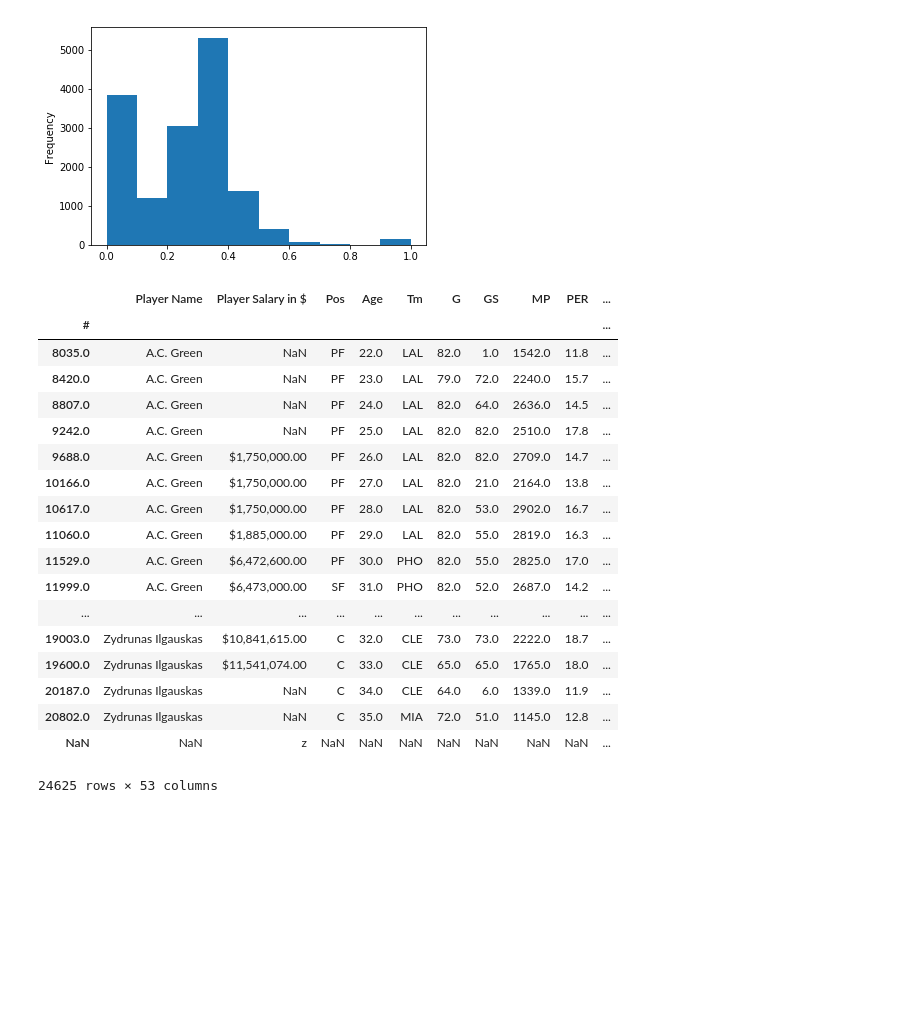
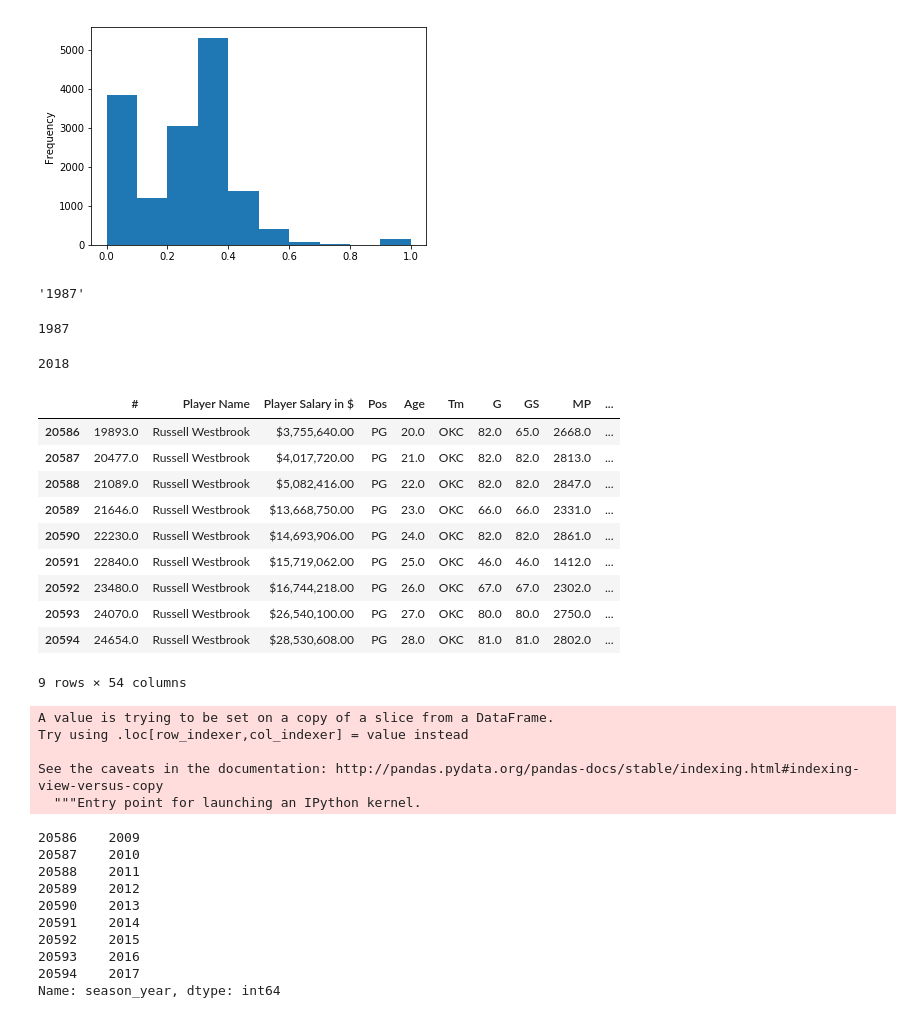
Before and after one commit to BLouie2/Knicks_Tape, a Jupyter notebook: Untitled.ipynb, the cells around one changed output. Saved outputs shown, nothing was run; the diff lists cells and outputs as text; code cells hidden in the pictures; blank space fills up the shorter version.

```diff
--- a/Untitled.ipynb
+++ b/Untitled.ipynb
@@ -137,27 +112,17 @@ df2['3P%'].plot(kind='hist')
 [figure]
 # %%
 df2['season_start'] = df2['Season Start']
-df2.drop('Season Start',axis=1)
+df2 = df2.drop('Season Start',axis=1)
-# %% [output]
-|  | Player Name | Player Salary in $ | Pos | Age | Tm | G | GS | MP | PER | ... |
-| # |  |  |  |  |  |  |  |  |  | ... |
-| 8035.0 | A.C. Green | NaN | PF | 22.0 | LAL | 82.0 | 1.0 | 1542.0 | 11.8 | ... |
-| 8420.0 | A.C. Green | NaN | PF | 23.0 | LAL | 79.0 | 72.0 | 2240.0 | 15.7 | ... |
-| 8807.0 | A.C. Green | NaN | PF | 24.0 | LAL | 82.0 | 64.0 | 2636.0 | 14.5 | ... |
-| 9242.0 | A.C. Green | NaN | PF | 25.0 | LAL | 82.0 | 82.0 | 2510.0 | 17.8 | ... |
-| 9688.0 | A.C. Green | $1,750,000.00 | PF | 26.0 | LAL | 82.0 | 82.0 | 2709.0 | 14.7 | ... |
-| 10166.0 | A.C. Green | $1,750,000.00 | PF | 27.0 | LAL | 82.0 | 21.0 | 2164.0 | 13.8 | ... |
-| 10617.0 | A.C. Green | $1,750,000.00 | PF | 28.0 | LAL | 82.0 | 53.0 | 2902.0 | 16.7 | ... |
-| 11060.0 | A.C. Green | $1,885,000.00 | PF | 29.0 | LAL | 82.0 | 55.0 | 2819.0 | 16.3 | ... |
-| 11529.0 | A.C. Green | $6,472,600.00 | PF | 30.0 | PHO | 82.0 | 55.0 | 2825.0 | 17.0 | ... |
-| 11999.0 | A.C. Green | $6,473,000.00 | SF | 31.0 | PHO | 82.0 | 52.0 | 2687.0 | 14.2 | ... |
-| ... | ... | ... | ... | ... | ... | ... | ... | ... | ... | ... |
-| 19003.0 | Zydrunas Ilgauskas | $10,841,615.00 | C | 32.0 | CLE | 73.0 | 73.0 | 2222.0 | 18.7 | ... |
-| 19600.0 | Zydrunas Ilgauskas | $11,541,074.00 | C | 33.0 | CLE | 65.0 | 65.0 | 1765.0 | 18.0 | ... |
-| 20187.0 | Zydrunas Ilgauskas | NaN | C | 34.0 | CLE | 64.0 | 6.0 | 1339.0 | 11.9 | ... |
-| 20802.0 | Zydrunas Ilgauskas | NaN | C | 35.0 | MIA | 72.0 | 51.0 | 1145.0 | 12.8 | ... |
-| NaN | NaN | z | NaN | NaN | NaN | NaN | NaN | NaN | NaN | ... |
-24625 rows × 53 columns
-# %%
-from datetime import datetime
-df2['season_start'] = pd.to_datetime(df2.season_start)
+# %%
+from datetime import datetime
+date_test = df2.season_start[1]
+date_test = date_test.astype(int)
+date_test = date_test.astype(str)
+date_test
+# %% [output]
+'1987'
+# %%
+date_dt1 = datetime.strptime(date_test, '%Y')
+date_dt1.year
+# %% [output]
+1987
@@ -163,0 +135,38 @@ df2['season_start'] = pd.to_datetime(df2.season_start)
+# %%
+make_year(2018.0)
+# %% [output]
+2018
+# %%
+Russ = df2[df2['Player Name']=='Russell Westbrook']
+Russ
+# %% [output]
+|  | # | Player Name | Player Salary in $ | Pos | Age | Tm | G | GS | MP | ... |
+| 20586 | 19893.0 | Russell Westbrook | $3,755,640.00 | PG | 20.0 | OKC | 82.0 | 65.0 | 2668.0 | ... |
+| 20587 | 20477.0 | Russell Westbrook | $4,017,720.00 | PG | 21.0 | OKC | 82.0 | 82.0 | 2813.0 | ... |
+| 20588 | 21089.0 | Russell Westbrook | $5,082,416.00 | PG | 22.0 | OKC | 82.0 | 82.0 | 2847.0 | ... |
+| 20589 | 21646.0 | Russell Westbrook | $13,668,750.00 | PG | 23.0 | OKC | 66.0 | 66.0 | 2331.0 | ... |
+| 20590 | 22230.0 | Russell Westbrook | $14,693,906.00 | PG | 24.0 | OKC | 82.0 | 82.0 | 2861.0 | ... |
+| 20591 | 22840.0 | Russell Westbrook | $15,719,062.00 | PG | 25.0 | OKC | 46.0 | 46.0 | 1412.0 | ... |
+| 20592 | 23480.0 | Russell Westbrook | $16,744,218.00 | PG | 26.0 | OKC | 67.0 | 67.0 | 2302.0 | ... |
+| 20593 | 24070.0 | Russell Westbrook | $26,540,100.00 | PG | 27.0 | OKC | 80.0 | 80.0 | 2750.0 | ... |
+| 20594 | 24654.0 | Russell Westbrook | $28,530,608.00 | PG | 28.0 | OKC | 81.0 | 81.0 | 2802.0 | ... |
+9 rows × 54 columns
+# %%
+Russ['season_year'] = Russ.season_start.apply(make_year)
+Russ.season_year
+# %% [output]
+A value is trying to be set on a copy of a slice from a DataFrame.
+Try using .loc[row_indexer,col_indexer] = value instead
+
+See the caveats in the documentation: http://pandas.pydata.org/pandas-docs/stable/indexing.html#indexing-view-versus-copy
+  """Entry point for launching an IPython kernel.
+20586    2009
+20587    2010
+20588    2011
+20589    2012
+20590    2013
+20591    2014
+20592    2015
+20593    2016
+20594    2017
+Name: season_year, dtype: int64
```
Also changed, not shown: parts of 6 cells of this notebook.
